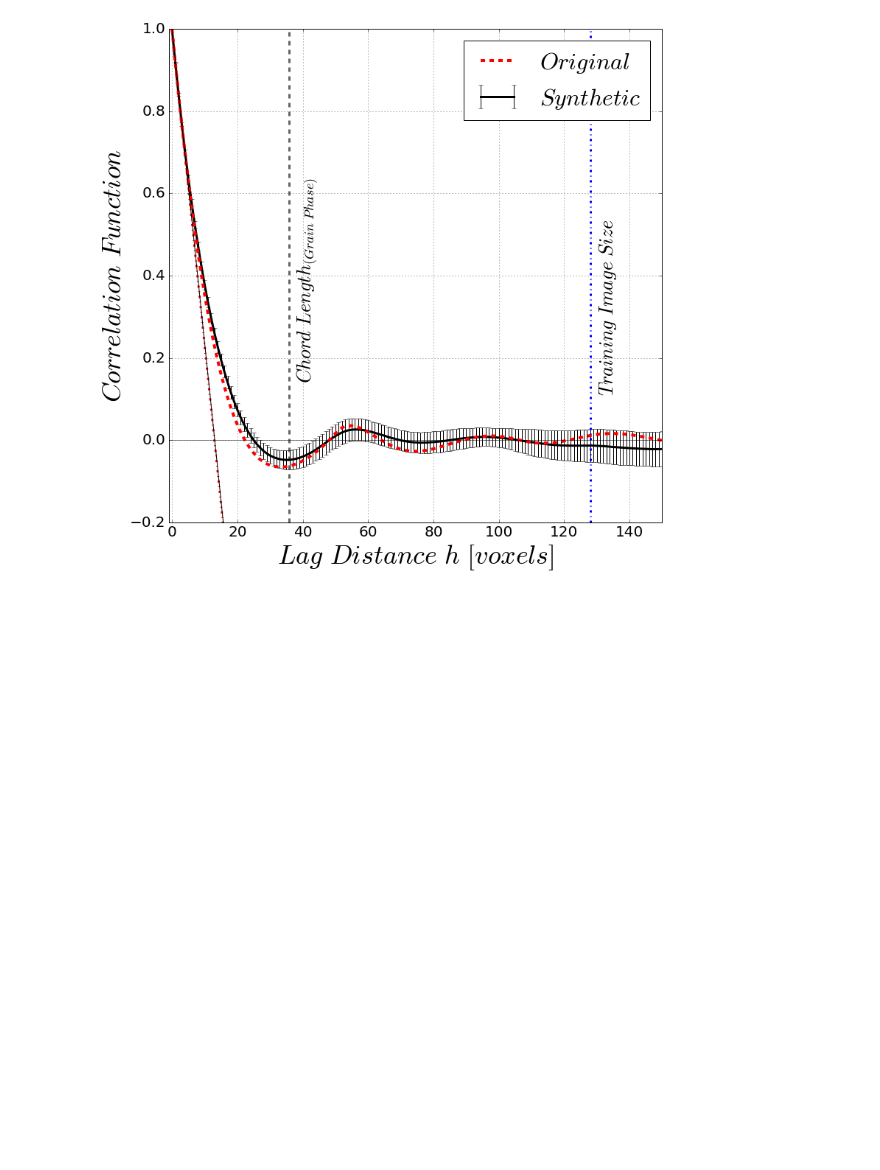
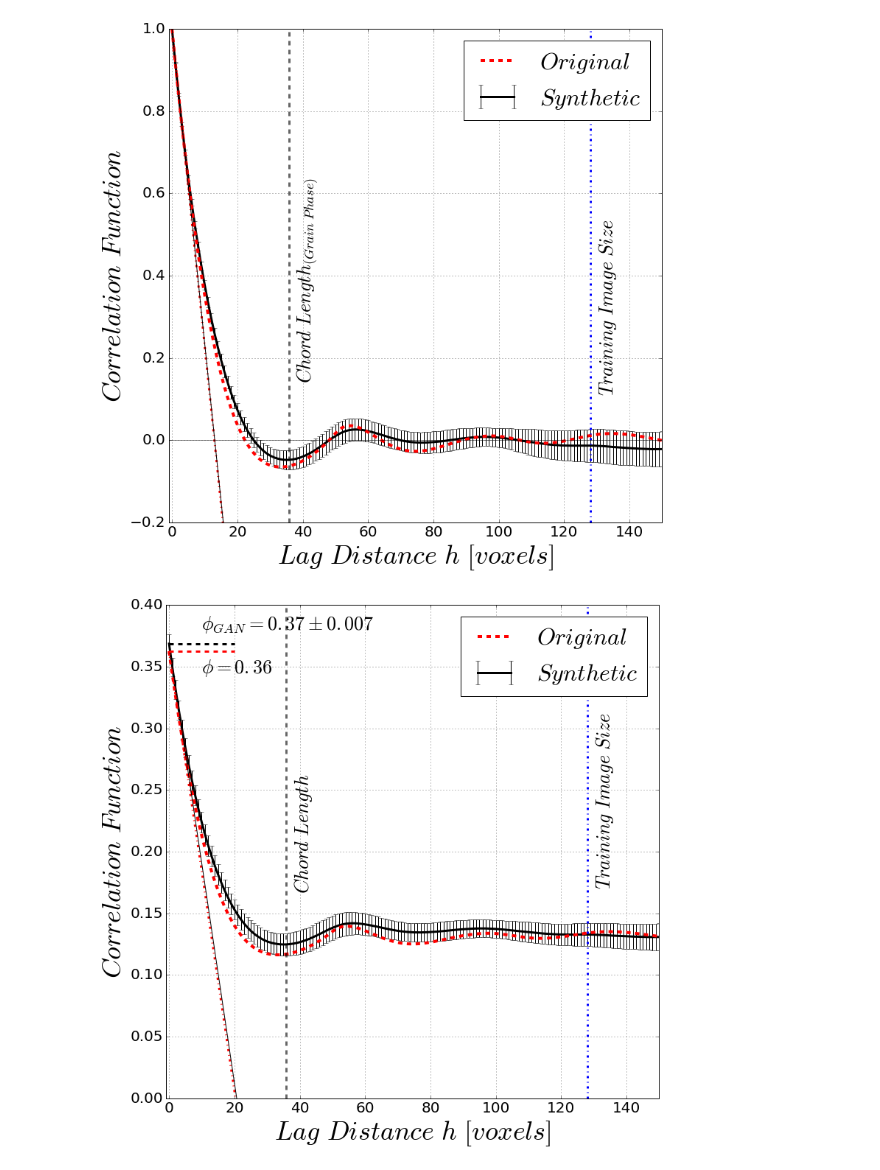
Before and after one commit to LukasMosser/PorousMediaGan, a Jupyter notebook: code/notebooks/covariance/Covariance Graphs Beadpack.ipynb, the cells around one changed output. Cells and saved outputs as stored; diff of their text form; code cells hidden in the pictures; blank space fills up the shorter version.

Commit message:
added s2 plots

```diff
--- a/code/notebooks/covariance/Covariance Graphs Beadpack.ipynb
+++ b/code/notebooks/covariance/Covariance Graphs Beadpack.ipynb
@@ -25,7 +24,7 @@ def straight_line_at_origin(porosity):
 # %%
 #strings to output and input locations
 beadpack_dic = {
-    "out_direc": "./covariances/beadpack/",
+    "out_direc": "../../../analysis/covariance/beadpack/",
     "seed_min": 43,
     "seed_max": 64,
     "tisize": 128
@@ -57,5 +56,8 @@ We compute the slope of the correlation function at the origin for visualisation
 N = 5
 slope_orig_corr, slope_orig_corr_cov = curve_fit(straight_line_at_origin(correlation_func_orig[0]), range(0, N), correlation_func_orig[0:N])
 print slope_orig_corr
+
+slope_radial_orig, sloper_radial_orig_cov = curve_fit(straight_line_at_origin(radial_avg_orig_pph[0]), range(0, N), radial_avg_orig_pph[0:N])
+print slope_radial_orig
 # %% [output]
 [-0.07707962]
@@ -96,6 +99,10 @@ print cov_pphs.shape
 
 directional_averages_pph = np.mean(cov_pphs, axis=0)
 directional_averages_gph = np.mean(cov_gphs, axis=0)
+
+radial_averages_pph = np.mean(cov_pphs.reshape(-1, cov_pphs.shape[-1]), axis=0)
+radial_std_pph = np.std(cov_pphs.reshape(-1, cov_pphs.shape[-1]), axis=0)
+slope_radial_pph, slope_radial_pph_cov = curve_fit(straight_line_at_origin(radial_averages_pph[0]), range(0, N), radial_averages_pph[0:N])
 
 directional_std_pph = np.std(cov_pphs, axis=0)
 directional_std_gph = np.std(cov_gphs, axis=0)
@@ -123,3 +130,11 @@ directional_std_normalized[2] = np.std(directional_z, axis=0)
 orig_normalized = np.array([correlation_function(cov) for cov in orig_cov_pph.values.T])
 # %% [output]
 (21L, 3L, 200L)
+# %%
+porosity_avg = np.mean(cov_pphs[:, :, 0])
+porosity_std = np.std(cov_pphs[:, :, 0])
+print porosity_avg, porosity_std
+
+porosity_orig_avg = np.mean(orig_cov_pph.values.T[:, 0])
+porosity_orig_std= np.std(orig_cov_pph.values.T[:, 0])
+print porosity_orig_avg
@@ -264,3 +246,45 @@ ax.legend(fontsize=32)
 # %% [output]
 <matplotlib.legend.Legend at 0x...>
 [figure]
+# %%
+fig, ax = plt.subplots(1, 1, figsize=(12, 12))
+
+ax.errorbar(range(len(radial_averages_pph)), radial_averages_pph, yerr=radial_std_pph, c="black", elinewidth=1, fmt='-', label=r"$Synthetic$", linewidth=3)
+ax.plot(range(len(radial_avg_orig_pph)), radial_avg_orig_pph, linestyle="--", linewidth=4, c="red", label=r"$Original$")
+
+slope_range = np.array(range(0, 30, 1))
+ax.plot(slope_range, slope_range*float(slope_radial_orig)+radial_avg_orig_pph[0], linestyle="-.", color="red", linewidth=3)
+ax.plot(slope_range, slope_range*float(slope_radial_pph)+radial_averages_pph[0], linestyle="-", color="black", linewidth=1)
+
+ax.plot([0, 20], [porosity_avg, porosity_avg], linestyle="--", color="black", linewidth=3)
+ax.text(10, 0.38, r'$\phi_{GAN}=%.2f \pm %.3f$' % (porosity_avg, porosity_std),rotation=0, fontsize=26)
+
+ax.plot([0, 20], [porosity_orig_avg, porosity_orig_avg], linestyle="--", color="red", linewidth=3)
+ax.text(10, 0.345, r'$\phi=%.2f$' % porosity_orig_avg, rotation=0, fontsize=26)
+
+
+ax.axvline(data_dic["tisize"], color="blue", linestyle="-.", linewidth=3)
+ax.text(data_dic["tisize"]+2., 0.3, r'$Training \ Image \ Size$',rotation=90, fontsize=26)
+
+ax.axvline(orig_chord_length, color="black", linestyle="--", linewidth=3, alpha=0.6)
+ax.text(orig_chord_length+2., 0.25, r'$Chord \ Length$',rotation=90, fontsize=26)
+
+ax.axhline(0.0, linestyle="-", color="black", alpha=0.5)
+
+for tick in ax.xaxis.get_major_ticks():
+    tick.label.set_fontsize(20)
+
+for tick in ax.yaxis.get_major_ticks():
+    tick.label.set_fontsize(20)
+
+ax.set_xlabel(r"$Lag \ Distance \ h \ [voxels]$", fontsize=36)
+
+ax.set_ylabel(r"$Correlation \ Function$", fontsize=36)
+ax.set_xlim(-1, 150)
+ax.set_ylim(0.0, 0.4)
+ax.grid()
+ax.legend(fontsize=32)
+
+fig.savefig("../../../paper/figures/ketton_radial_averaged_s2.png", bbox_extra_artists=None, bbox_inches='tight',dpi=72)
+# %% [output]
+[figure, added]
```
Also changed, not shown: parts of 6 cells of this notebook, 3 other files.
